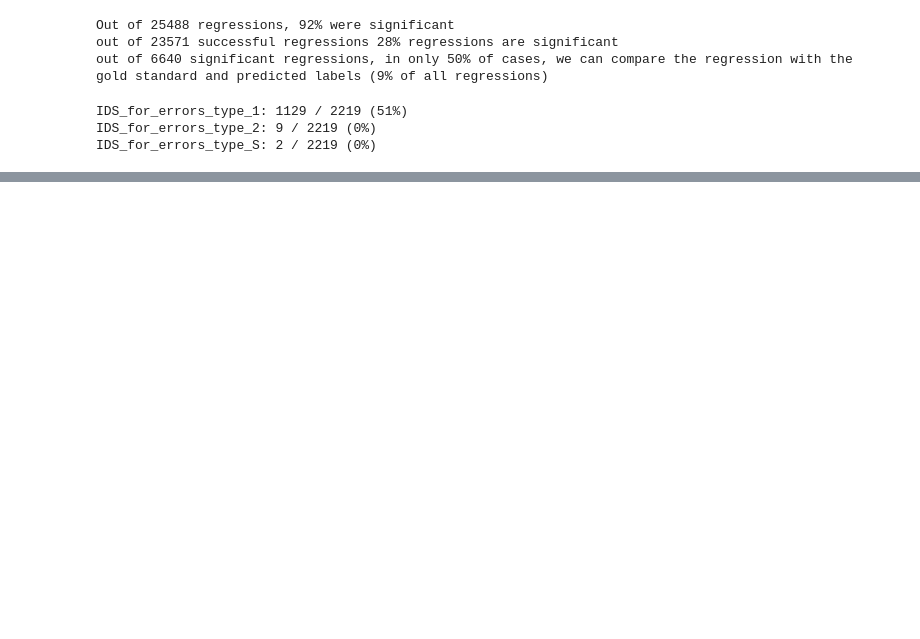
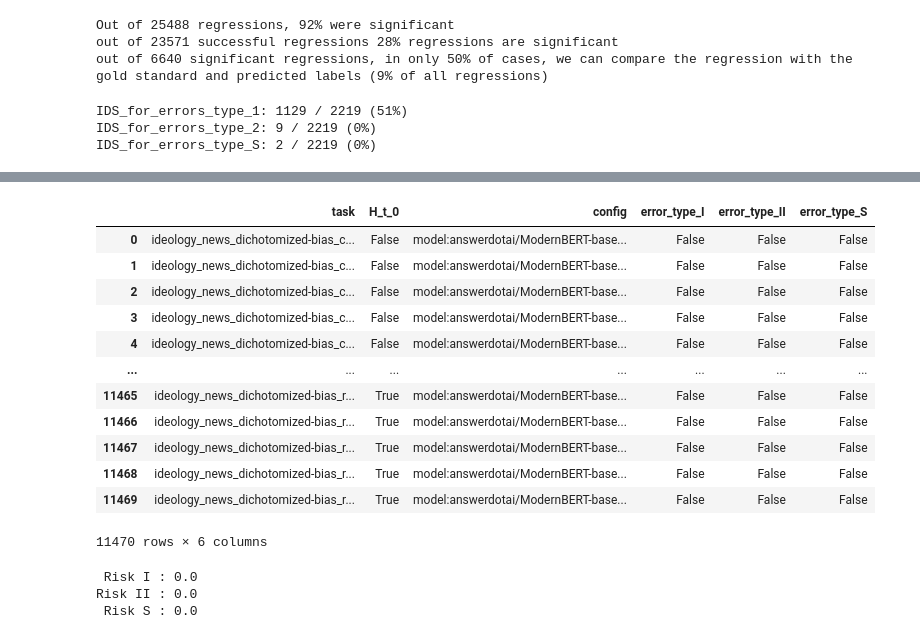
Before and after one commit to AXLMRIN/llm-hacking, a Jupyter notebook: analyse-results-ideology-news.ipynb, the cells around one changed output, grey strips where cells are left out. Saved outputs shown, nothing was run; the diff lists cells and outputs as text; code cells hidden in the pictures; blank space fills up the shorter version.

Commit message:
update pipeline to calculate the risks

```diff
--- a/analyse-results-ideology-news.ipynb
+++ b/analyse-results-ideology-news.ipynb
@@ -139,0 +286,60 @@ px.imshow(df_correlation.corr(), color_continuous_scale='RdBu_r',color_continuou
+# %%
+# Evaluate "RISK" for error type I
+table = []
+for RDuoID in error_tables["RDuo-ID"].unique():
+    res_row = res_success_only_duo[res_success_only_duo["RDuo-ID"] == RDuoID].iloc[0]
+    error_row = error_tables[error_tables["RDuo-ID"] == RDuoID].iloc[0]
+    task = res_row["task"]
+    H_t_0 = error_row["significant_GS"]
+    config = "-".join([f"{key}:{res_row[key]}" for key in ["model", "learning_rate", "weight_decay"]])
+    error_type_I = error_row["type-I"]
+    error_type_II = error_row["type-II"]
+    error_type_S = error_row["type-S"]
+    table+=[{
+        "task" :            task,
+        "H_t_0" :           H_t_0,
+        "config" :           config,
+        "error_type_I" :    error_type_I,
+        "error_type_II" :   error_type_II,
+        "error_type_S" :    error_type_S,
+    }]
+
+aggregated_table = pd.DataFrame(table)
+aggregated_table
+# %% [output]
+|  | task | H_t_0 | config | error_type_I | error_type_II | error_type_S |
+| 0 | ideology_news_dichotomized-bias_c... | False | model:answerdotai/ModernBERT-base... | False | False | False |
+| 1 | ideology_news_dichotomized-bias_c... | False | model:answerdotai/ModernBERT-base... | False | False | False |
+| 2 | ideology_news_dichotomized-bias_c... | False | model:answerdotai/ModernBERT-base... | False | False | False |
+| 3 | ideology_news_dichotomized-bias_c... | False | model:answerdotai/ModernBERT-base... | False | False | False |
+| 4 | ideology_news_dichotomized-bias_c... | False | model:answerdotai/ModernBERT-base... | False | False | False |
+| ... | ... | ... | ... | ... | ... | ... |
+| 11465 | ideology_news_dichotomized-bias_r... | True | model:answerdotai/ModernBERT-base... | False | False | False |
+| 11466 | ideology_news_dichotomized-bias_r... | True | model:answerdotai/ModernBERT-base... | False | False | False |
+| 11467 | ideology_news_dichotomized-bias_r... | True | model:answerdotai/ModernBERT-base... | False | False | False |
+| 11468 | ideology_news_dichotomized-bias_r... | True | model:answerdotai/ModernBERT-base... | False | False | False |
+| 11469 | ideology_news_dichotomized-bias_r... | True | model:answerdotai/ModernBERT-base... | False | False | False |
+11470 rows × 6 columns
+# %%
+risk_I = 0
+risk_II = 0
+risk_S = 0
+
+T = aggregated_table["task"].nunique()
+PHI = aggregated_table["config"].nunique()
+
+for (task, config), sub_df in aggregated_table.groupby(["task", "config"]):
+    risk_I  += sub_df.loc[sub_df["H_t_0"] == True , "error_type_I" ].mean()
+    risk_II += sub_df.loc[sub_df["H_t_0"] == False, "error_type_II"].mean()
+    risk_S  += sub_df.loc[sub_df["H_t_0"] == False, "error_type_S"].mean()
+risk_I =  risk_I  / (T * PHI)
+risk_II = risk_II / (T * PHI)
+risk_S =  risk_S  / (T * PHI)
+
+print(f" Risk I : {risk_I}")
+print(f"Risk II : {risk_II}")
+print(f" Risk S : {risk_S}")
+# %% [output]
+ Risk I : 0.0
+Risk II : 0.0
+ Risk S : 0.0
```
Also changed, not shown: parts of 9 cells of this notebook.
